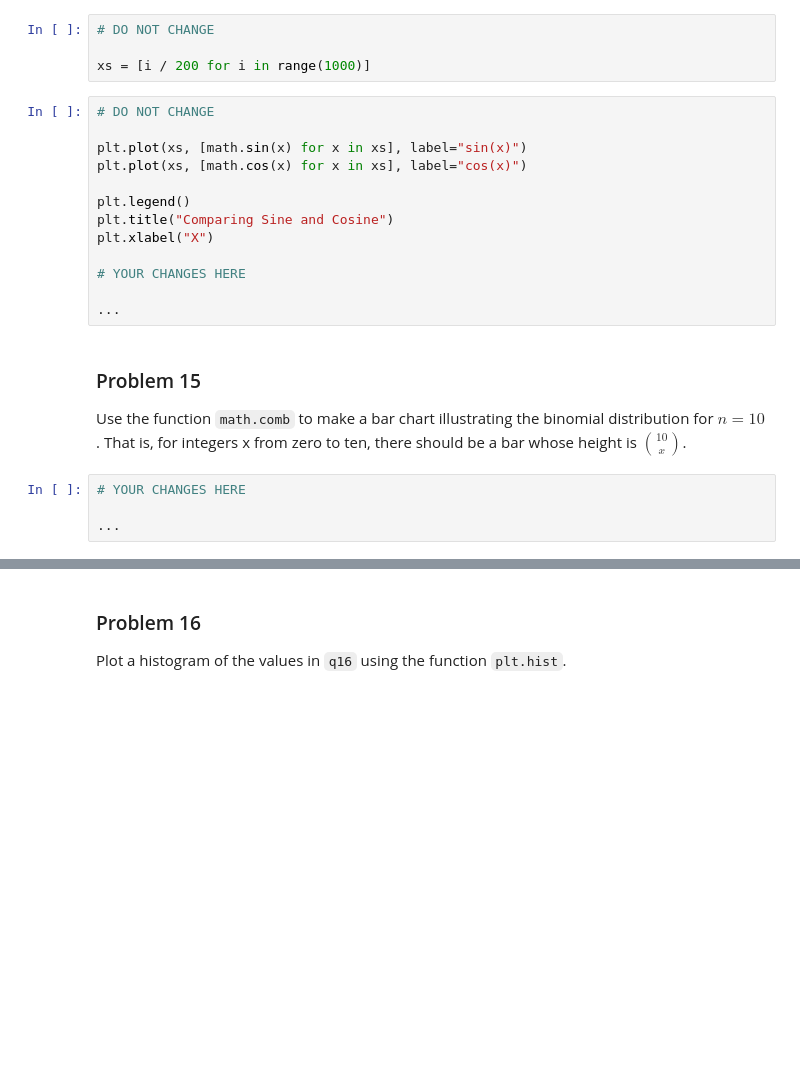
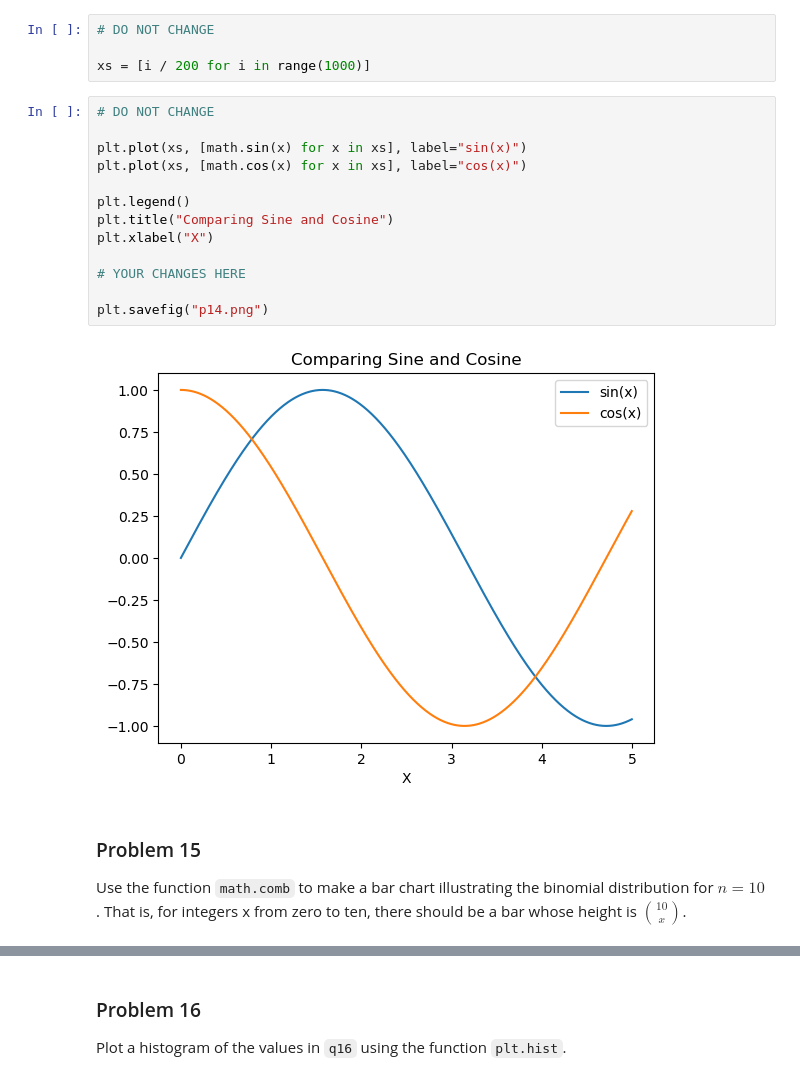
Before and after one commit to chenmichael2/dx602-homework-05, a Jupyter notebook: homework.ipynb, the cells around one changed output, grey strips where cells are left out. Cells and saved outputs as stored; diff of their text form; blank space fills up the shorter version.

```diff
--- a/homework.ipynb
+++ b/homework.ipynb
@@ -348,22 +351,20 @@ xs = [i / 200 for i in range(1000)]
 # %%
 # DO NOT CHANGE
 
 plt.plot(xs, [math.sin(x) for x in xs], label="sin(x)")
 plt.plot(xs, [math.cos(x) for x in xs], label="cos(x)")
 
 plt.legend()
 plt.title("Comparing Sine and Cosine")
 plt.xlabel("X")
 
 # YOUR CHANGES HERE
 
-...
+plt.savefig("p14.png")
+# %% [output]
+[figure, added]
 # %% [markdown]
 ### Problem 15
 
 Use the function `math.comb` to make a bar chart illustrating the binomial distribution for $n=10$.
 That is, for integers x from zero to ten, there should be a bar whose height is $10 \choose x$.
-# %%
-# YOUR CHANGES HERE
-
-...
```
Also changed, not shown: parts of 13 cells of this notebook, 1 other file.
